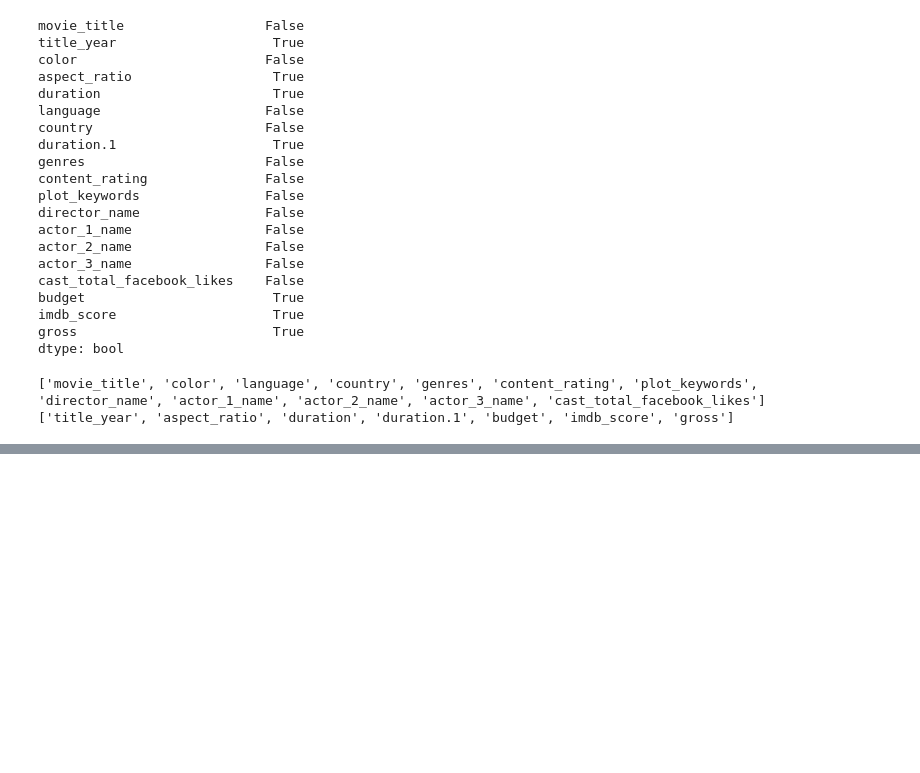
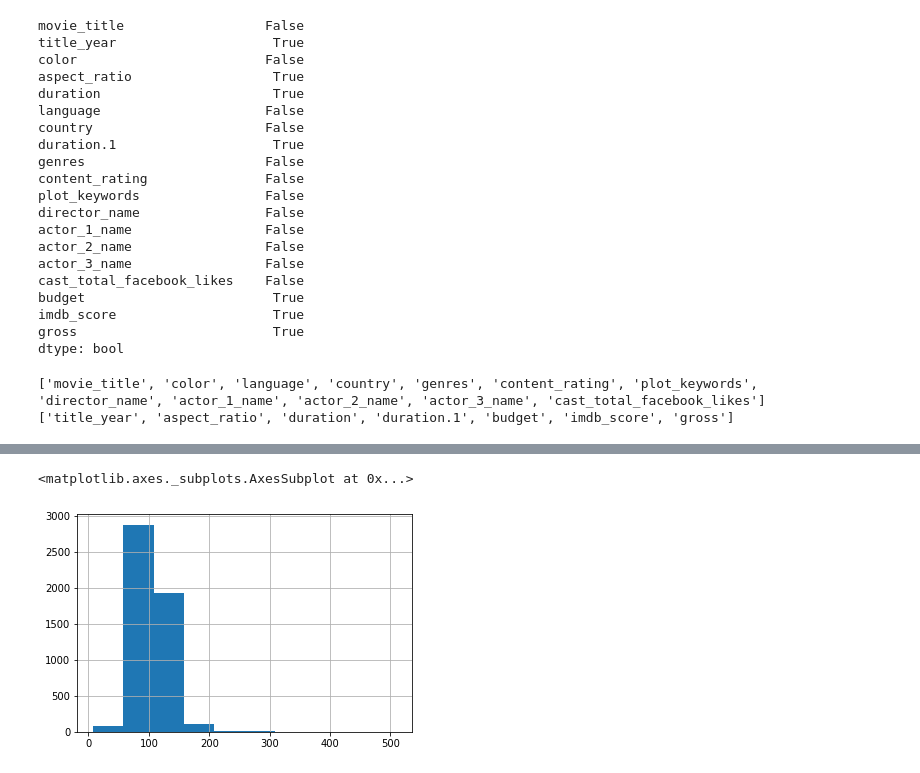
Before and after one commit to Rojas-Andres/Aprendizaje-automatico, a Jupyter notebook: Preparacion_de_Datos.ipynb, the cells around one changed output, grey strips where cells are left out. Saved outputs shown, nothing was run; the diff lists cells and outputs as text; code cells hidden in the pictures; blank space fills up the shorter version.

```diff
--- a/Preparacion_de_Datos.ipynb
+++ b/Preparacion_de_Datos.ipynb
@@ -199,0 +232,2 @@ print(colum_numeric)
+# %%
+movies_numeric=movies[colum_numeric]
@@ -199,0 +249,6 @@ print(colum_numeric)
+# %%
+#Podemos llamar directamente desde la api de pandas
+movies_numeric['duration'].hist() # Minutos
+# %% [output]
+<matplotlib.axes._subplots.AxesSubplot at 0x...>
+[figure, added]
```
Also changed, not shown: parts of 19 cells of this notebook, 1 other file.
